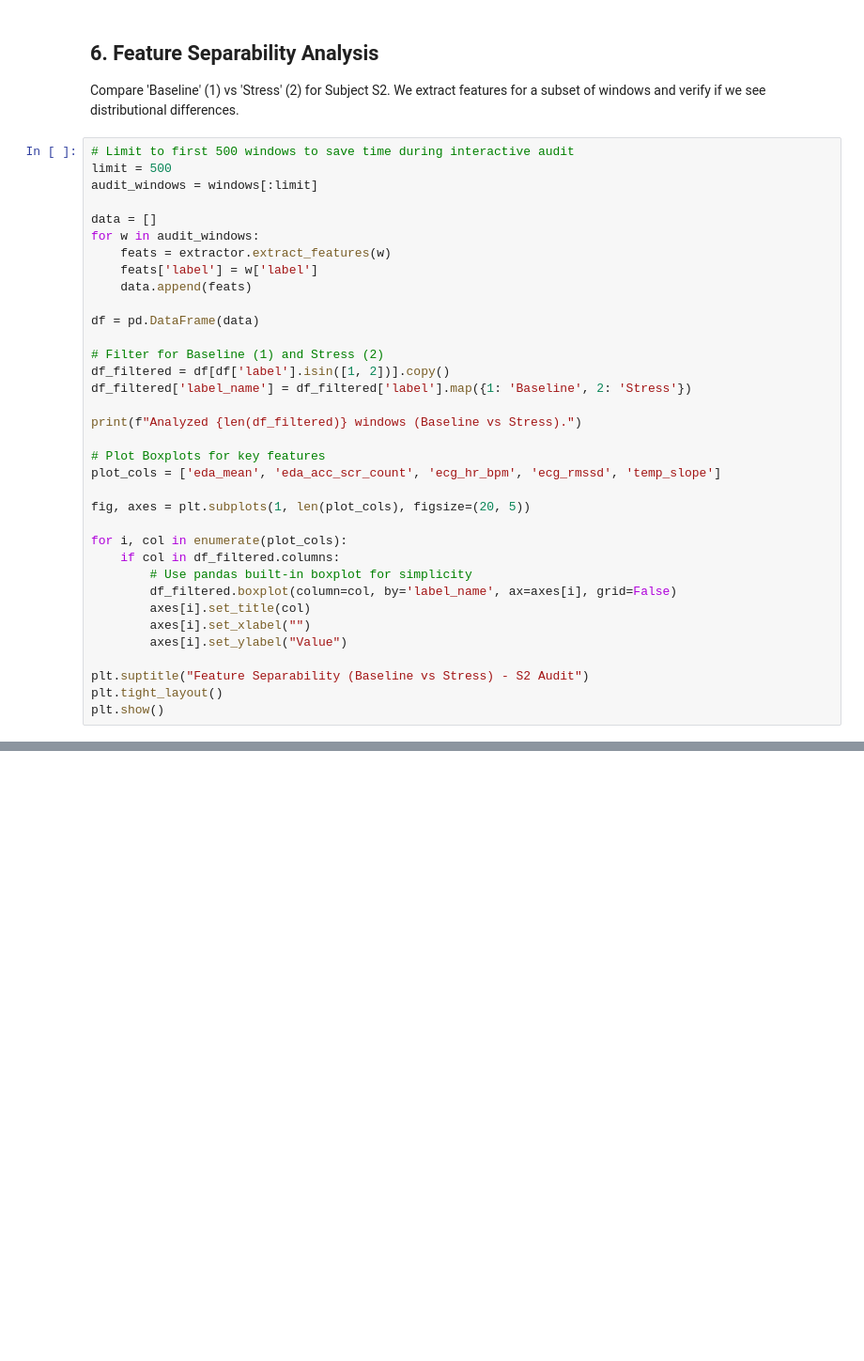
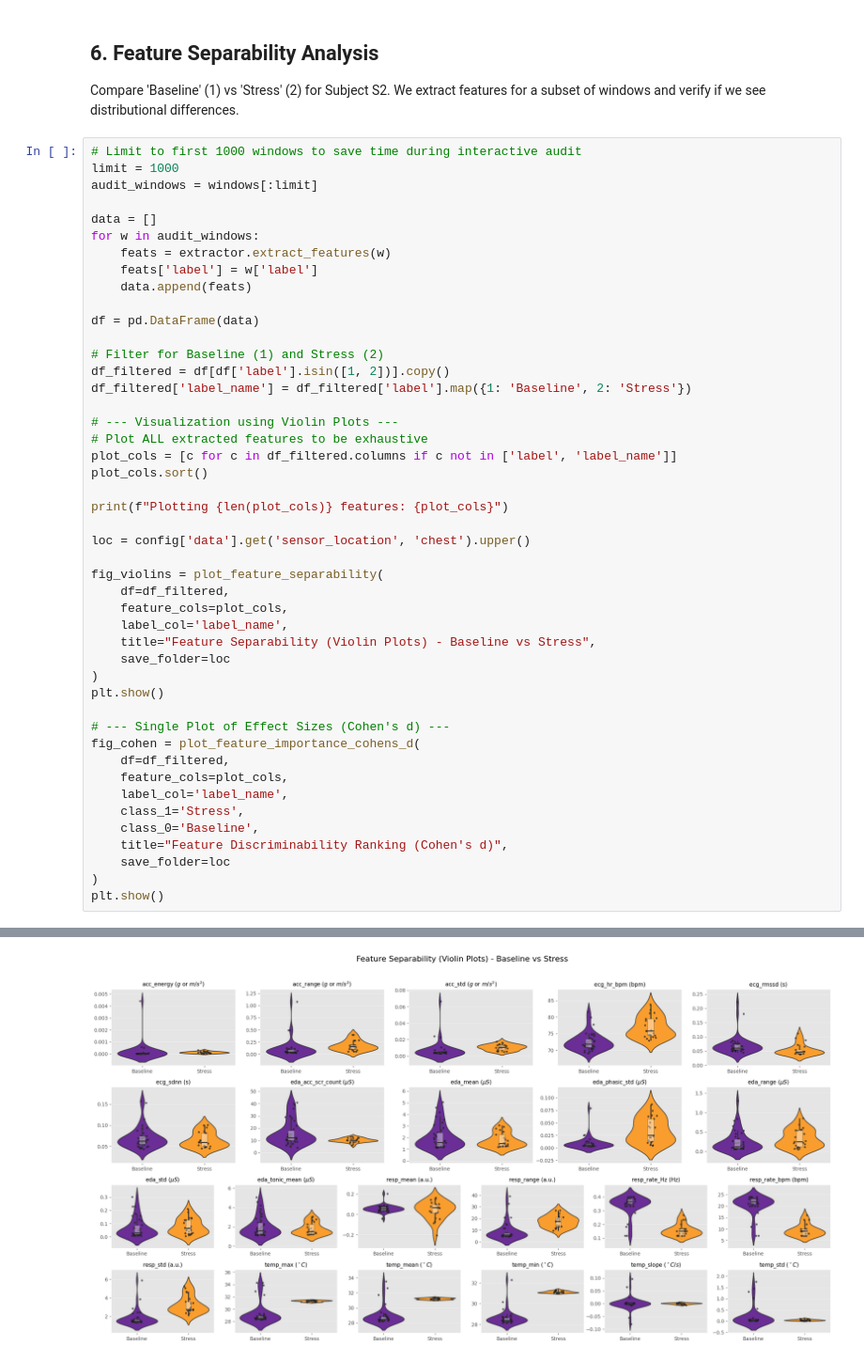
Before and after one commit to gmatteuc/Wearable_stress_biomarker, a Jupyter notebook: notebooks/02_feature_extraction_verification.ipynb, the cells around one changed output, grey strips where cells are left out. Shown at 94% size. Drawn from its saved outputs; the diff is of its cells as text; blank space fills up the shorter version.

```diff
--- a/notebooks/02_feature_extraction_verification.ipynb
+++ b/notebooks/02_feature_extraction_verification.ipynb
@@ -137,8 +220,8 @@ else:
 Compare 'Baseline' (1) vs 'Stress' (2) for Subject S2.
 We extract features for a subset of windows and verify if we see distributional differences.
 # %%
-# Limit to first 500 windows to save time during interactive audit
-limit = 500
+# Limit to first 1000 windows to save time during interactive audit
+limit = 1000
 audit_windows = windows[:limit]
 
 data = []
@@ -153,21 +236,33 @@ df = pd.DataFrame(data)
 df_filtered = df[df['label'].isin([1, 2])].copy()
 df_filtered['label_name'] = df_filtered['label'].map({1: 'Baseline', 2: 'Stress'})
 
-print(f"Analyzed {len(df_filtered)} windows (Baseline vs Stress).")
+# --- Visualization using Violin Plots ---
+# Plot ALL extracted features to be exhaustive
+plot_cols = [c for c in df_filtered.columns if c not in ['label', 'label_name']]
+plot_cols.sort()
 
-# Plot Boxplots for key features
-plot_cols = ['eda_mean', 'eda_acc_scr_count', 'ecg_hr_bpm', 'ecg_rmssd', 'temp_slope']
+print(f"Plotting {len(plot_cols)} features: {plot_cols}")
 
-fig, axes = plt.subplots(1, len(plot_cols), figsize=(20, 5))
+loc = config['data'].get('sensor_location', 'chest').upper()
 
-for i, col in enumerate(plot_cols):
-    if col in df_filtered.columns:
-        # Use pandas built-in boxplot for simplicity
-        df_filtered.boxplot(column=col, by='label_name', ax=axes[i], grid=False)
-        axes[i].set_title(col)
-        axes[i].set_xlabel("")
-        axes[i].set_ylabel("Value")
+fig_violins = plot_feature_separability(
+    df=df_filtered,
+    feature_cols=plot_cols,
+    label_col='label_name',
+    title="Feature Separability (Violin Plots) - Baseline vs Stress",
+    save_folder=loc
+)
+plt.show()
 
-plt.suptitle("Feature Separability (Baseline vs Stress) - S2 Audit")
-plt.tight_layout()
+# --- Single Plot of Effect Sizes (Cohen's d) ---
+fig_cohen = plot_feature_importance_cohens_d(
+    df=df_filtered,
+    feature_cols=plot_cols,
+    label_col='label_name',
+    class_1='Stress',
+    class_0='Baseline',
+    title="Feature Discriminability Ranking (Cohen's d)",
+    save_folder=loc
+)
 plt.show()
+# %% [output]
@@ -173,0 +270 @@ plt.show()
+[figure, added]
```
Also changed, not shown: parts of 11 cells of this notebook, 23 other files.
